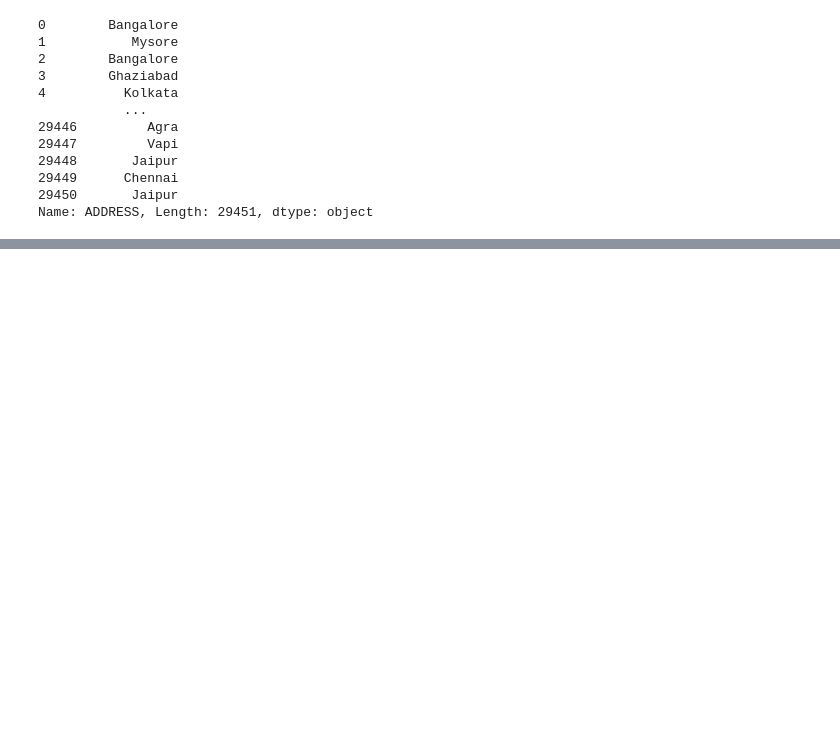
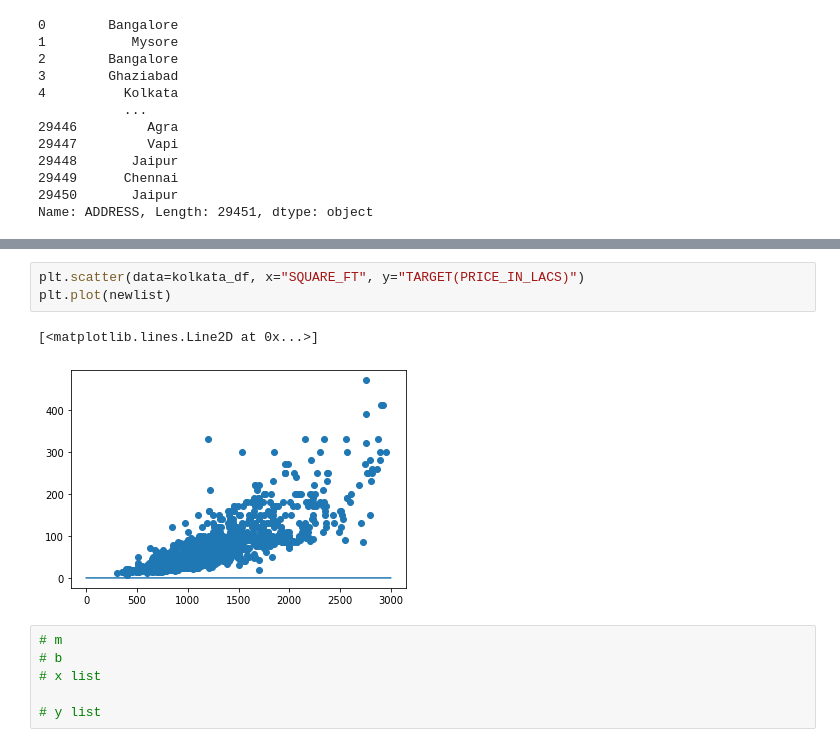
Before and after one commit to Stephenthomas794/homePrice, a Jupyter notebook: notebooks/prices.ipynb, the cells around one changed output, grey strips where cells are left out. Drawn from its saved outputs; the diff is of its cells as text; blank space fills up the shorter version.

```diff
--- a/notebooks/prices.ipynb
+++ b/notebooks/prices.ipynb
@@ -46,0 +55,12 @@ sns.scatterplot(data=kolkata_df, x="SQUARE_FT", y="TARGET(PRICE_IN_LACS)")
+# %%
+plt.scatter(data=kolkata_df, x="SQUARE_FT", y="TARGET(PRICE_IN_LACS)")
+plt.plot(newlist)
+# %% [output]
+[<matplotlib.lines.Line2D at 0x...>]
+[figure, added]
+# %%
+# m
+# b
+# x list
+
+# y list
```
Also changed, not shown: parts of 2 cells of this notebook.
